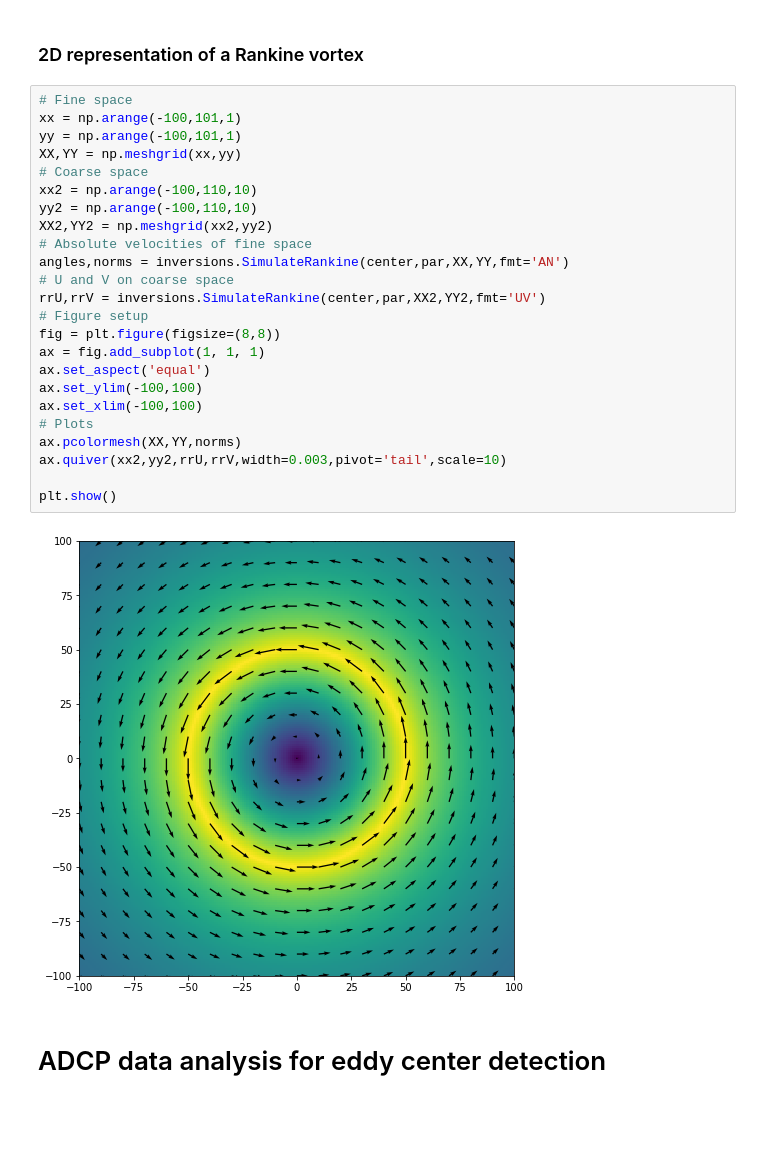
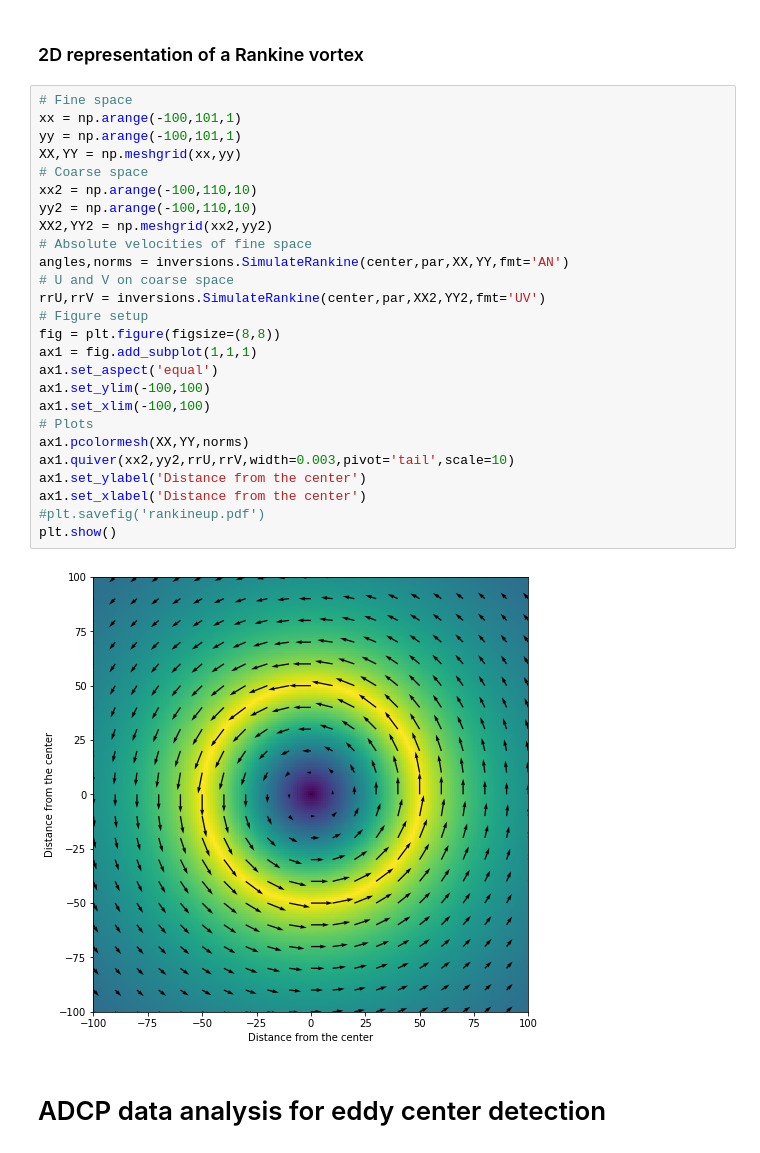
Before and after one commit to TheBobby/ADCP, a Jupyter notebook: centers.ipynb, the cells around one changed output. Drawn from its saved outputs; the diff is of its cells as text; blank space fills up the shorter version.

```diff
--- a/centers.ipynb
+++ b/centers.ipynb
@@ -62,29 +66,31 @@ plt.show()
 # %%
 # Fine space
 xx = np.arange(-100,101,1)
 yy = np.arange(-100,101,1)
 XX,YY = np.meshgrid(xx,yy)
 # Coarse space
 xx2 = np.arange(-100,110,10)
 yy2 = np.arange(-100,110,10)
 XX2,YY2 = np.meshgrid(xx2,yy2)
 # Absolute velocities of fine space
 angles,norms = inversions.SimulateRankine(center,par,XX,YY,fmt='AN')
 # U and V on coarse space
 rrU,rrV = inversions.SimulateRankine(center,par,XX2,YY2,fmt='UV')
 # Figure setup
 fig = plt.figure(figsize=(8,8))
-ax = fig.add_subplot(1, 1, 1)
-ax.set_aspect('equal')
-ax.set_ylim(-100,100)
-ax.set_xlim(-100,100)
+ax1 = fig.add_subplot(1,1,1)
+ax1.set_aspect('equal')
+ax1.set_ylim(-100,100)
+ax1.set_xlim(-100,100)
 # Plots
-ax.pcolormesh(XX,YY,norms)
-ax.quiver(xx2,yy2,rrU,rrV,width=0.003,pivot='tail',scale=10)
-
+ax1.pcolormesh(XX,YY,norms)
+ax1.quiver(xx2,yy2,rrU,rrV,width=0.003,pivot='tail',scale=10)
+ax1.set_ylabel('Distance from the center')
+ax1.set_xlabel('Distance from the center')
+#plt.savefig('rankineup.pdf')
 plt.show()
 # %% [output]
-[figure, old version]
+[figure, new version]
 # %% [markdown]
 # ADCP data analysis for eddy center detection
 # %%
```
Also changed, not shown: parts of 30 cells of this notebook, 2 other files.
